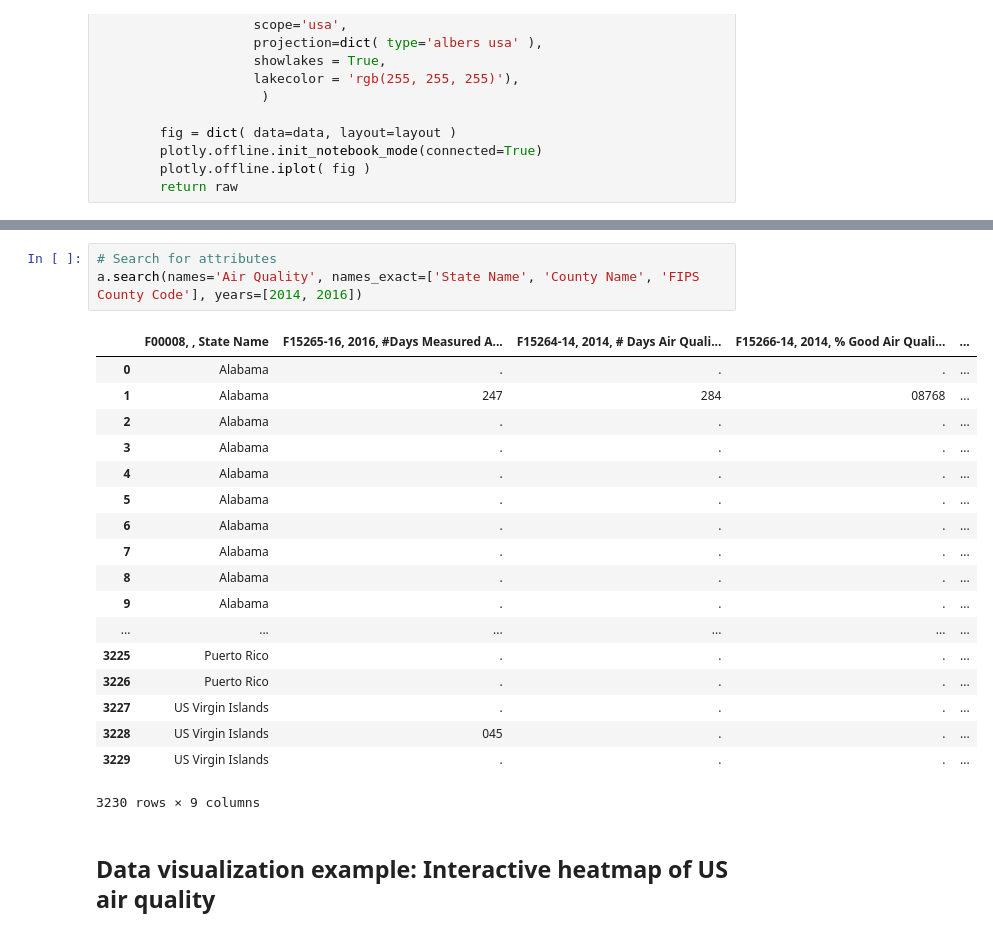
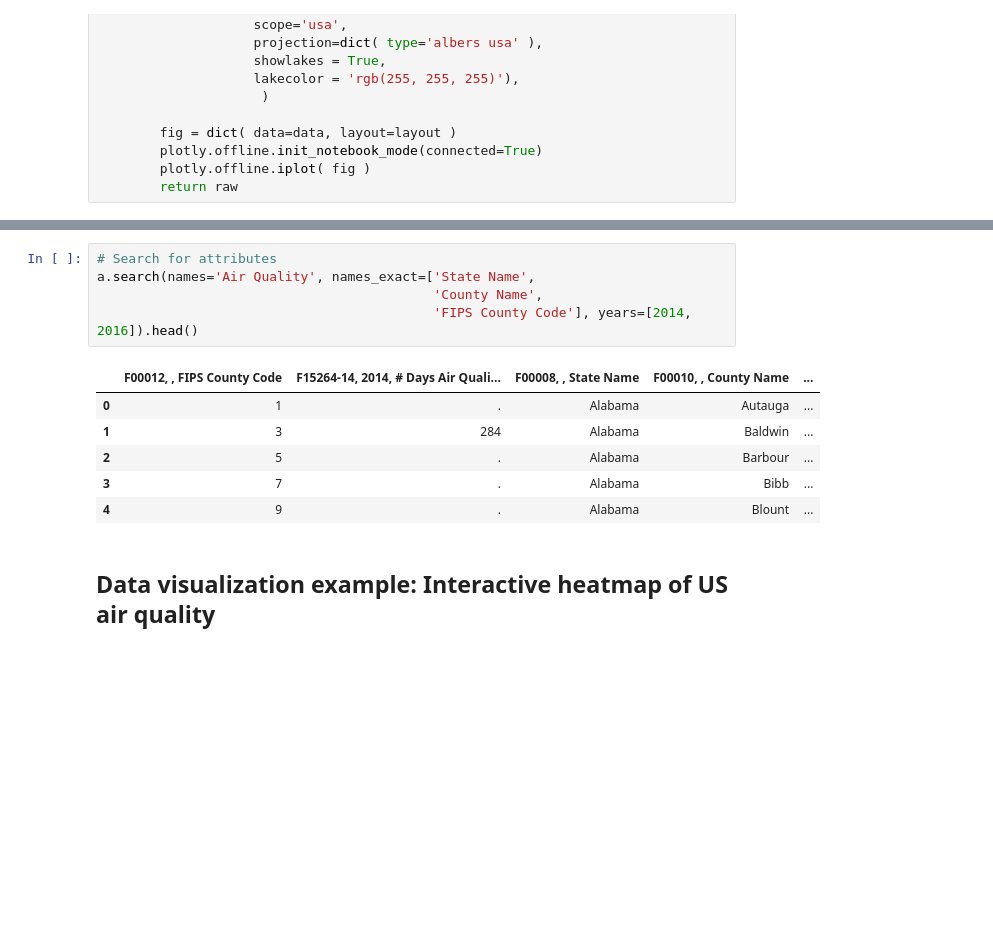
Before and after one commit to yl565/AHRF, a Jupyter notebook: AHRF_demo.ipynb, the cells around one changed output, grey strips where cells are left out. Cells and saved outputs as stored; diff of their text form; blank space fills up the shorter version.

```diff
--- a/AHRF_demo.ipynb
+++ b/AHRF_demo.ipynb
@@ -220,25 +221,15 @@ Columns (13,15,18,21,27,28,29,30,31,32,33,34,35,36,37,38,39,40,41,42,43,44,47,48
 # %%
 # Search for attributes
-a.search(names='Air Quality', names_exact=['State Name', 'County Name', 'FIPS County Code'], years=[2014, 2016])
+a.search(names='Air Quality', names_exact=['State Name',
+                                           'County Name',
+                                           'FIPS County Code'], years=[2014, 2016]).head()
 # %% [output]
-|  | F00008, , State Name | F15265-16, 2016, #Days Measured A... | F15264-14, 2014, # Days Air Quali... | F15266-14, 2014, % Good Air Quali... | ... |
-| 0 | Alabama | . | . | . | ... |
-| 1 | Alabama | 247 | 284 | 08768 | ... |
-| 2 | Alabama | . | . | . | ... |
-| 3 | Alabama | . | . | . | ... |
-| 4 | Alabama | . | . | . | ... |
-| 5 | Alabama | . | . | . | ... |
-| 6 | Alabama | . | . | . | ... |
-| 7 | Alabama | . | . | . | ... |
-| 8 | Alabama | . | . | . | ... |
-| 9 | Alabama | . | . | . | ... |
-| ... | ... | ... | ... | ... | ... |
-| 3225 | Puerto Rico | . | . | . | ... |
-| 3226 | Puerto Rico | . | . | . | ... |
-| 3227 | US Virgin Islands | . | . | . | ... |
-| 3228 | US Virgin Islands | 045 | . | . | ... |
-| 3229 | US Virgin Islands | . | . | . | ... |
+|  | F00012, , FIPS County Code | F15264-14, 2014, # Days Air Quali... | F00008, , State Name | F00010, , County Name | ... |
+| 0 | 1 | . | Alabama | Autauga | ... |
+| 1 | 3 | 284 | Alabama | Baldwin | ... |
+| 2 | 5 | . | Alabama | Barbour | ... |
+| 3 | 7 | . | Alabama | Bibb | ... |
+| 4 | 9 | . | Alabama | Blount | ... |
-3230 rows × 9 columns
 # %% [markdown]
 ## Data visualization example: Interactive heatmap of US air quality
 # %%
```
Also changed, not shown: parts of 2 cells of this notebook.
